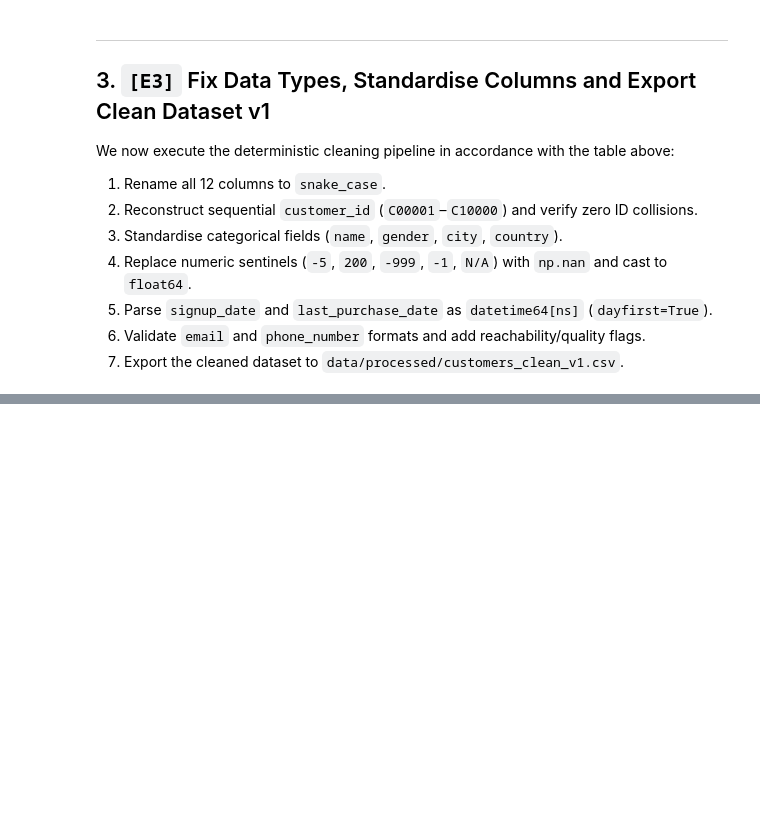
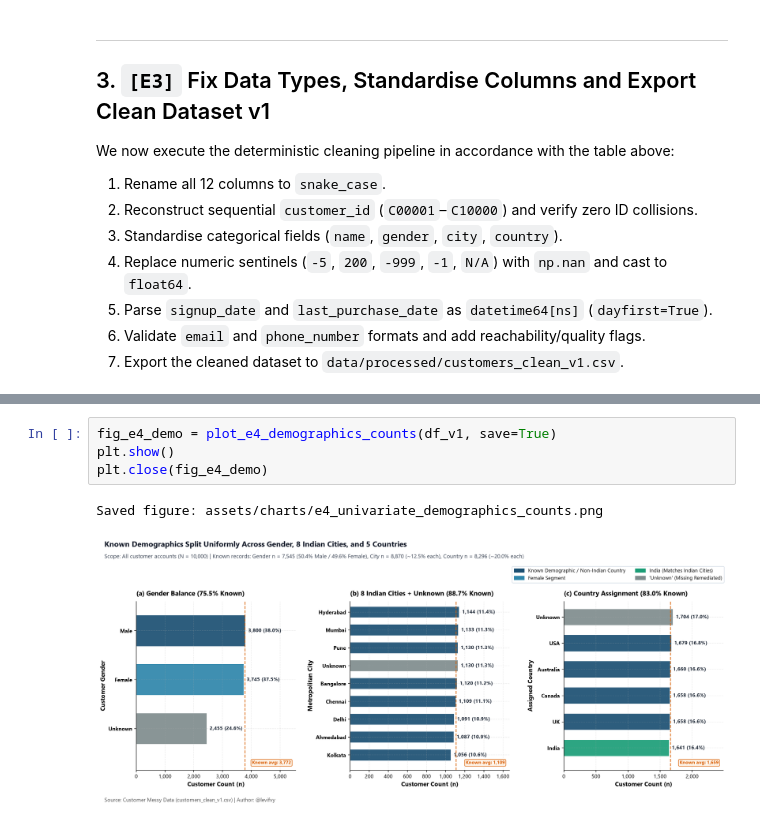
Before and after one commit to IA-P1-BCN/ai_project_EDA_Levi_Flores, a Jupyter notebook: notebooks/01_eda_customers.ipynb, the cells around one changed output, grey strips where cells are left out. Saved outputs shown, nothing was run; the diff lists cells and outputs as text; blank space fills up the shorter version.

```diff
--- a/notebooks/01_eda_customers.ipynb
+++ b/notebooks/01_eda_customers.ipynb
@@ -325,0 +424,7 @@ Inverted dates (last_purchase_date < signup_date): 829
+# %%
+fig_e4_demo = plot_e4_demographics_counts(df_v1, save=True)
+plt.show()
+plt.close(fig_e4_demo)
+# %% [output]
+Saved figure: assets/charts/e4_univariate_demographics_counts.png
+[figure, added]
```
Also changed, not shown: parts of 27 cells of this notebook, 22 other files.
